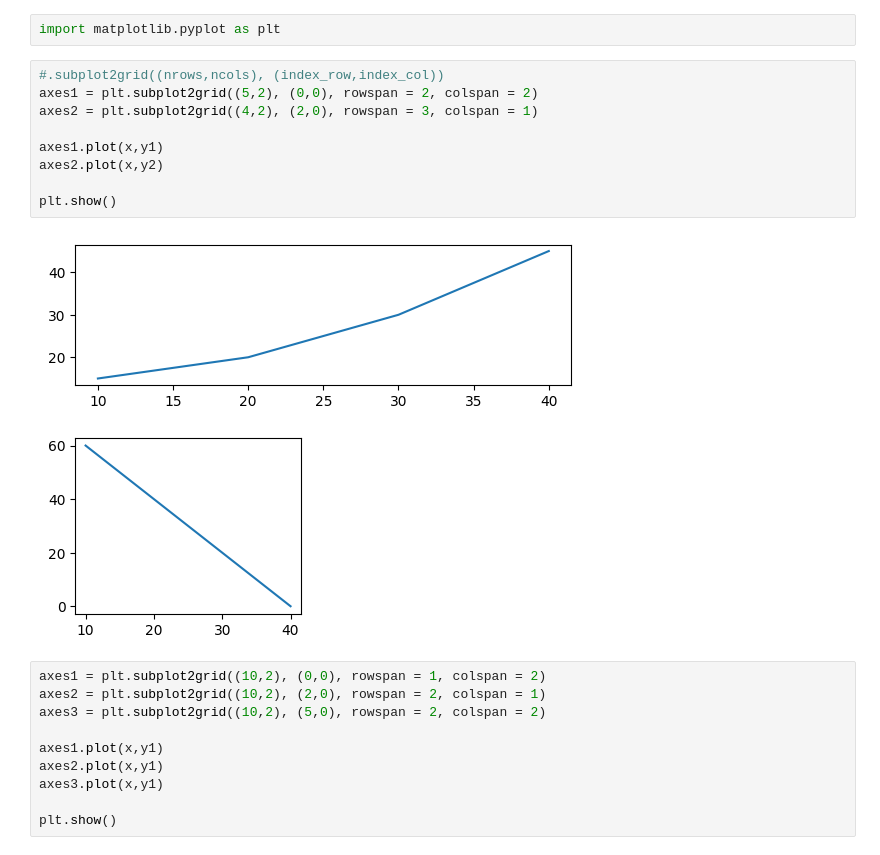
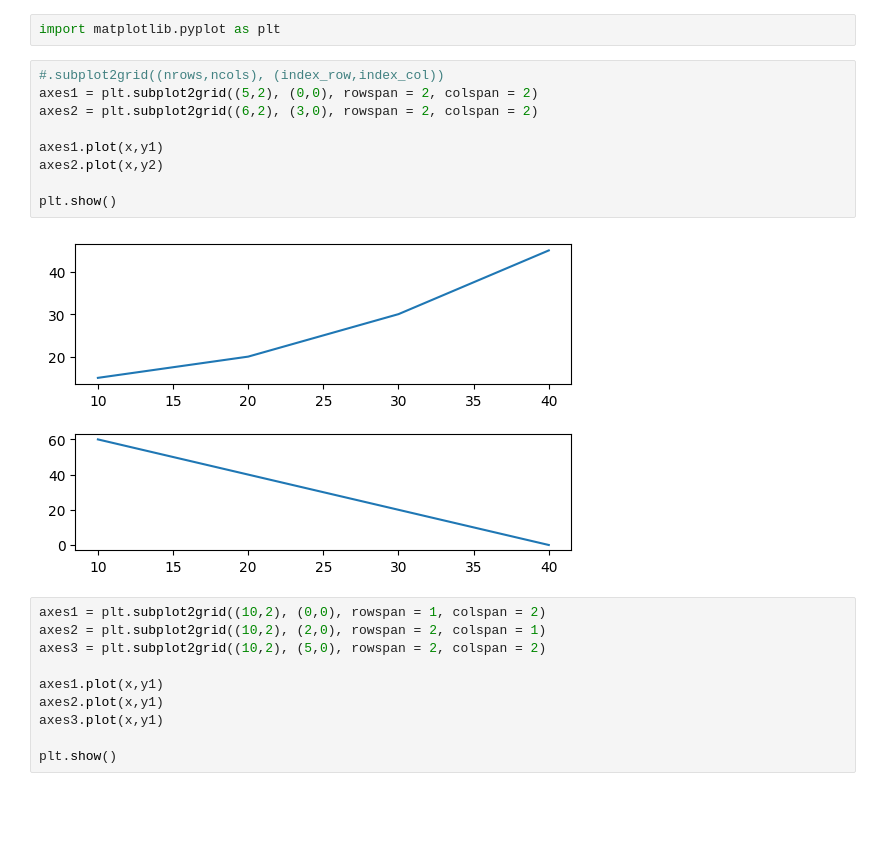
Before and after one commit to Angy-face/Esan-Coding-SS2, a Jupyter notebook: 2_3_Matplotlib.ipynb, the cells around one changed output. Saved outputs shown, nothing was run; the diff lists cells and outputs as text; blank space fills up the shorter version.

```diff
--- a/2_3_Matplotlib.ipynb
+++ b/2_3_Matplotlib.ipynb
@@ -416,14 +416,14 @@ import matplotlib.pyplot as plt
 # %%
 #.subplot2grid((nrows,ncols), (index_row,index_col))
 axes1 = plt.subplot2grid((5,2), (0,0), rowspan = 2, colspan = 2)
-axes2 = plt.subplot2grid((4,2), (2,0), rowspan = 3, colspan = 1)
+axes2 = plt.subplot2grid((6,2), (3,0), rowspan = 2, colspan = 2)
 
 axes1.plot(x,y1)
 axes2.plot(x,y2)
 
 plt.show()
 # %% [output]
-[figure, old version]
+[figure, new version]
 # %%
 axes1 = plt.subplot2grid((10,2), (0,0), rowspan = 1, colspan = 2)
 axes2 = plt.subplot2grid((10,2), (2,0), rowspan = 2, colspan = 1)
```
Also changed, not shown: parts of 5 cells of this notebook.
